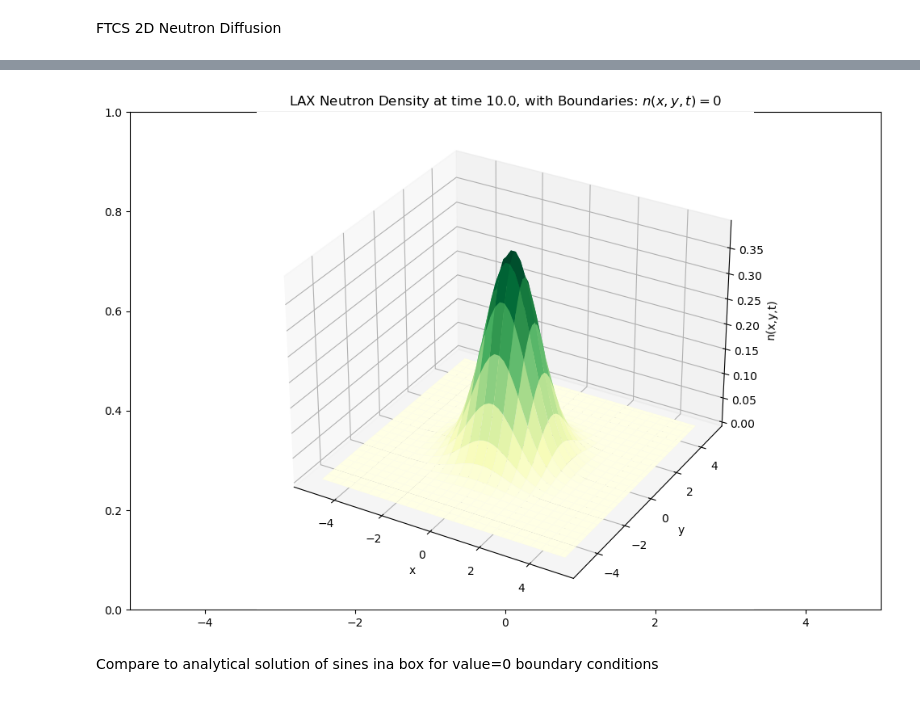
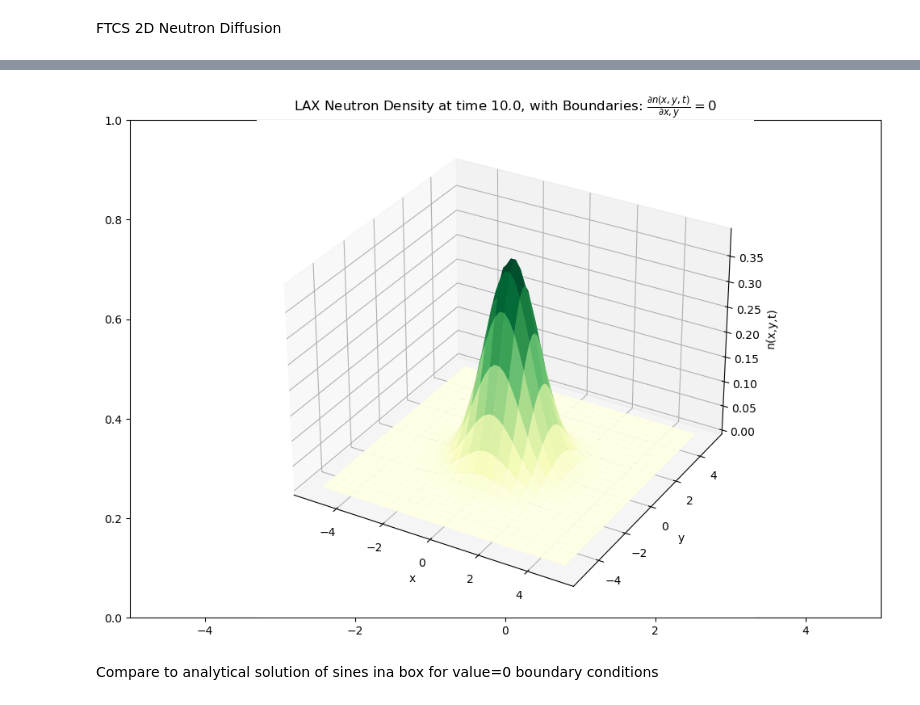
Before and after one commit to LordofDorknes/ProfHurst_PHYS240_Sp23, a Jupyter notebook: Newby/Project/Newby_Robin_Neutron_Diffusion.ipynb, the cells around one changed output, grey strips where cells are left out. Drawn from its saved outputs; the diff is of its cells as text; code cells hidden in the pictures.

```diff
--- a/Newby/Project/Newby_Robin_Neutron_Diffusion.ipynb
+++ b/Newby/Project/Newby_Robin_Neutron_Diffusion.ipynb
@@ -24,7 +24,7 @@ Tmax=15
 
 
 #boundary condition type
-boundType=0 #0 for value, 1 for derivative
+boundType=1 #0 for value, 1 for derivative
 schemeType=1 # 0 for FTCS, 1 for LAX
 
 
@@ -167,4 +147,6 @@ ignore=ax.set_title(plotitle)
 # %%
+# ANIMATION CELL
+import os
 import matplotlib.animation as animation
 fig, ax = plt.subplots(figsize=(12,8))
 ax.set(xlim=(-L/2,L/2))
@@ -175,36 +157,39 @@ curve=ax.plot_surface(xp, yp, evolution[:,:,0], rstride=2, cstride=2, cmap='YlGn
 ax.set_xlabel('x')
 ax.set_ylabel('y')
 ax.set_zlabel(f'n(x,y,t)')
 
 plotitle=f'{schemeName} Neutron Density at time {timeslice}, with {boundName}'
 plt.title(plotitle)
 #ignore variable captures output that would otherwise get in the way
 
 stop_frame=10000000
 actual_stop_frame=min(stop_frame,max_timestep)
 
 def animateDiffusion(i):
     """ Helper function that sets the curve at a given frame i so that it can be rendered to video"""
     ax.clear()
     ax.set_xlabel('x')
     ax.set_ylabel('y')
     ax.set_zlabel(f'n(x,y,t)')
     curve=ax.plot_surface(xp, yp, evolution[:,:,i], rstride=2, cstride=2, cmap='YlGn')
     plt.title(f'{schemeName} Neutron Density at time {t[i]:.2f}, with {boundName}')
     if i % np.ceil(actual_stop_frame/100) == 0:
         print(f'{i/(actual_stop_frame)*100:.1f} % done')
 
     return curve
 
 
 save_anim = False
 
+anim_name=f'neutrons_C={C}_D={D}_t={tau}_T={max_timestep}_hx={hx}_L={L}_{schemeName}_bound={boundType}.mp4'
+if os.path.isfile(anim_name):
+    print('Animation already exists')
 
-if save_anim:
+if save_anim and (N < 75) and (not os.path.isfile(anim_name)):
     anim=animation.FuncAnimation(fig,animateDiffusion,interval=1000*tau,frames=actual_stop_frame)
-    anim.save(f'neutrons_C={C}_D={D}_t={tau}_T={max_timestep}_hx={hx}_L={L}_{schemeName}_bound={boundType}.mp4')
+    anim.save(anim_name)
 # %% [output]
-[figure, old version]
+[figure, new version]
 # %% [markdown]
 Compare to analytical solution of sines ina box for value=0 boundary conditions
 # %%
```
Also changed, not shown: parts of 12 cells of this notebook.
